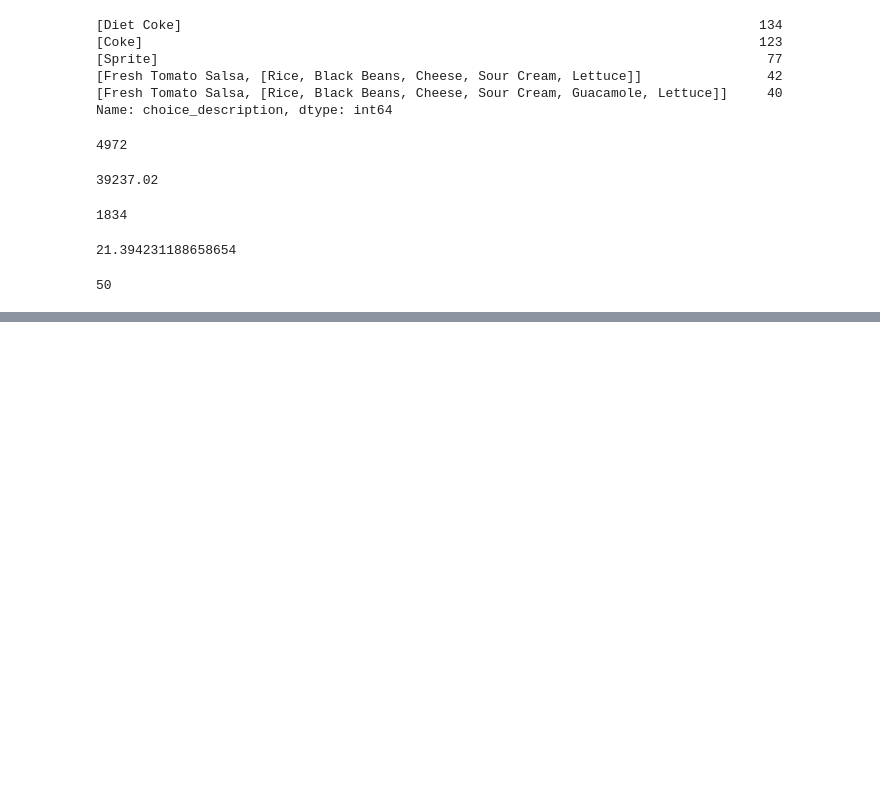
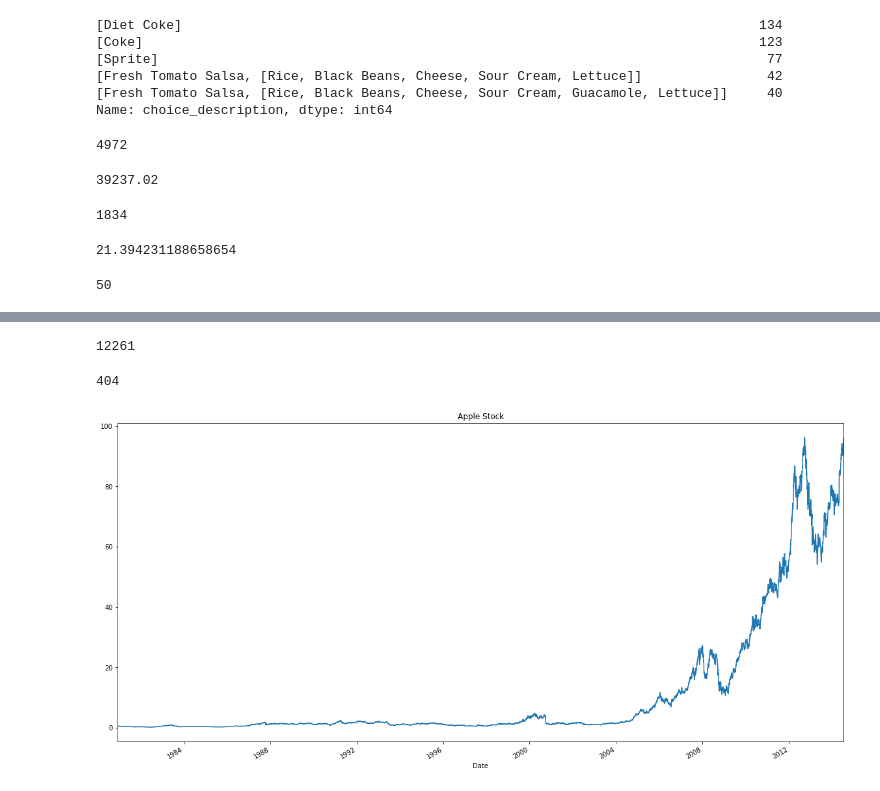
Before and after one commit to Reggielang/data-analysis-skill, a Jupyter notebook: 十套练习--如何用Pandas做数据分析.ipynb, the cells around one changed output, grey strips where cells are left out. Drawn from its saved outputs; the diff is of its cells as text; code cells hidden in the pictures; blank space fills up the shorter version.

```diff
--- a/十套练习--如何用Pandas做数据分析.ipynb
+++ b/十套练习--如何用Pandas做数据分析.ipynb
@@ -94,0 +870,4 @@ chi['item_name'].nunique()
+# %%
+path9 = 'C:/Users/REGGIE/Desktop/数据分析资料/exercise_data/Apple_stock.csv'
+apple = pd.read_csv(path9)
+apple.head()
@@ -94,0 +892,4 @@ chi['item_name'].nunique()
+# %%
+#将Date这个列转换为datetime类型
+apple.Date = pd.to_datetime(apple.Date)
+apple.Date.head()
@@ -94,0 +903,3 @@ chi['item_name'].nunique()
+# %%
+#将Date设置为索引
+apple = apple.set_index('Date')
@@ -94,0 +922,18 @@ chi['item_name'].nunique()
+# %%
+#数据集中最早的日期和最晚的日期相差多少天？
+(apple.index.max() - apple.index.min()).days
+# %% [output]
+12261
+# %%
+#在数据中一共有多少个月？
+apple_months = apple.resample('BM').mean()
+len(apple_months.index)
+# %% [output]
+404
+# %%
+#按照时间顺序可视化Adj Close值
+appl_open = apple['Adj Close'].plot(title = "Apple Stock")
+fig = appl_open.get_figure()
+fig.set_size_inches(20, 10)
+# %% [output]
+[figure, added]
```
Also changed, not shown: parts of 85 cells of this notebook.
